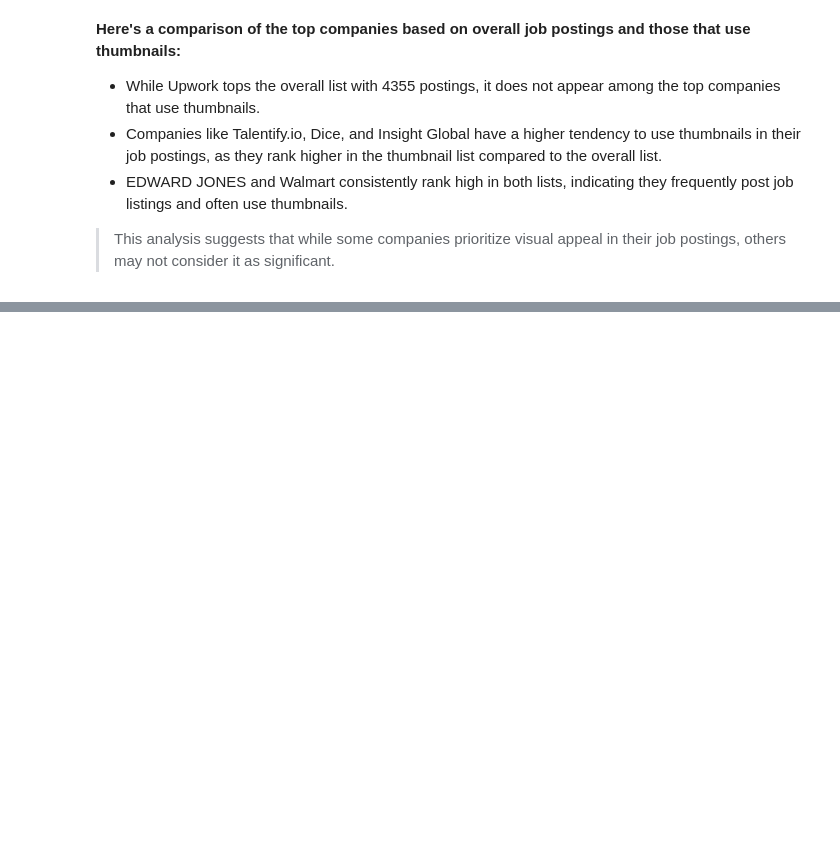
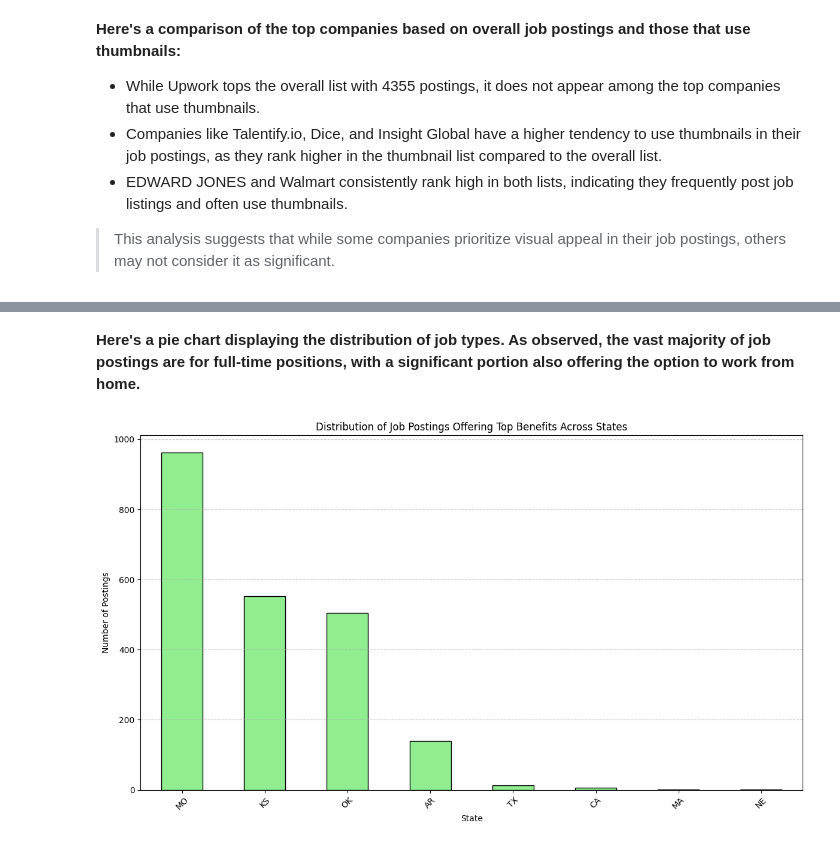
Before and after one commit to raj-rajat/Data-Analyst-Job-Postings-Pay-Skills-Benefits-, a Jupyter notebook: data-analyst-job-postings-pay-skills-benefits.ipynb, the cells around one changed output, grey strips where cells are left out. Drawn from its saved outputs; the diff is of its cells as text; code cells hidden in the pictures; blank space fills up the shorter version.

```diff
--- a/data-analyst-job-postings-pay-skills-benefits.ipynb
+++ b/data-analyst-job-postings-pay-skills-benefits.ipynb
@@ -457,0 +591,15 @@ comparison_df
+# %%
+# Extracting state information from the location column
+def extract_state(location):
+    if isinstance(location, str):
+        # Splitting by comma and taking the last part (usually the state)
+        parts = location.split(',')
+        if len(parts) > 1:
+            return parts[-1].strip()
+    return None
+
+df['state'] = df['location'].apply(extract_state)
+
+# Counting the occurrences of job postings by state
+state_counts = df['state'].value_counts().head(20)
+state_counts
@@ -457,0 +677,9 @@ comparison_df
+# %%
+# Filtering rows where the specific combination of benefits is offered
+combined_benefits_df = df[df['extensions'].apply(lambda x:
+                                                 all(benefit in str(x) for benefit in
+                                                     ["Health insurance", "Dental insurance", "Paid time off"]))]
+
+# Counting the occurrences of companies offering the combination of benefits
+top_companies_offering_benefits = combined_benefits_df['company_name'].value_counts().head(10)
+top_companies_offering_benefits
@@ -457,0 +715,4 @@ comparison_df
+# %%
+# Counting the occurrences of states offering the combination of benefits
+top_states_offering_benefits = combined_benefits_df['state'].value_counts().head(10)
+top_states_offering_benefits
@@ -457,0 +756,15 @@ comparison_df
+# %% [markdown]
+**Here's a pie chart displaying the distribution of job types. As observed, the vast majority of job postings are for full-time positions, with a significant portion also offering the option to work from home.**
+# %%
+# Bar Chart: Distribution of job postings across states
+plt.figure(figsize=(12, 7))
+top_states_offering_benefits.plot(kind='bar', color='lightgreen', edgecolor='black')
+plt.title('Distribution of Job Postings Offering Top Benefits Across States')
+plt.xlabel('State')
+plt.ylabel('Number of Postings')
+plt.xticks(rotation=45)
+plt.grid(axis='y', linestyle='--', alpha=0.7)
+plt.tight_layout()
+plt.show()
+# %% [output]
+[figure, added]
```
Also changed, not shown: parts of 27 cells of this notebook.
